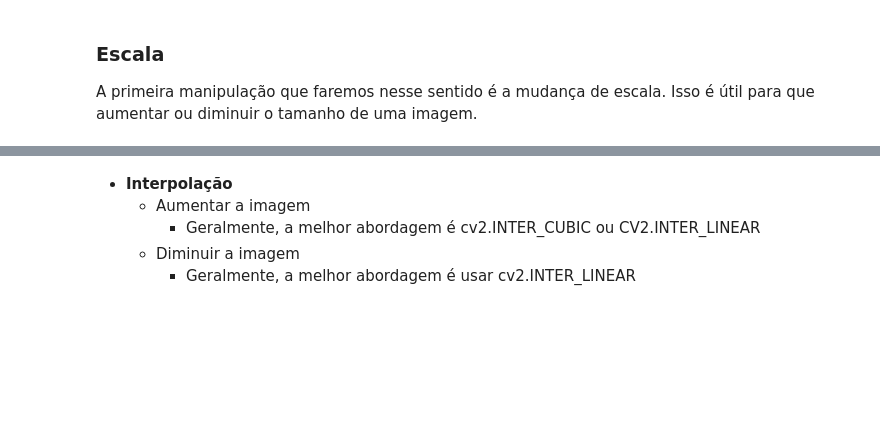
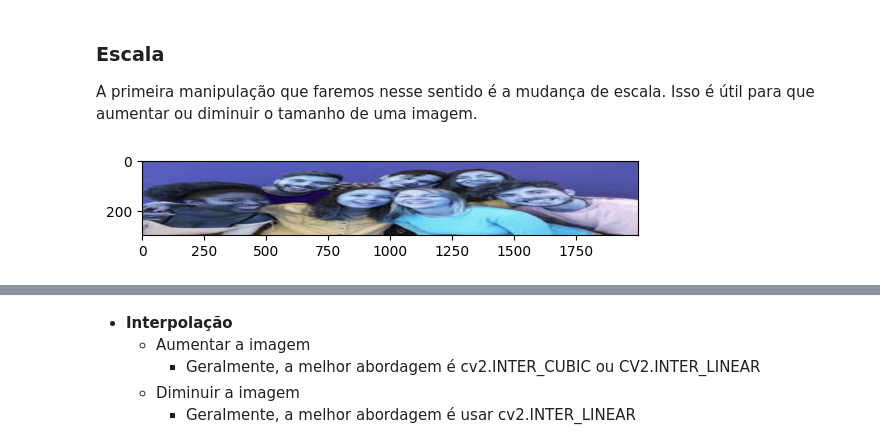
Before and after one commit to coutinhonobre/docker-jupyter-computer-vision, a Jupyter notebook: Aula03/Criando_e_Desenhando_em_Imagens.ipynb, the cells around one changed output, grey strips where cells are left out. Saved outputs shown, nothing was run; the diff lists cells and outputs as text; code cells hidden in the pictures; blank space fills up the shorter version.

```diff
--- a/Aula03/Criando_e_Desenhando_em_Imagens.ipynb
+++ b/Aula03/Criando_e_Desenhando_em_Imagens.ipynb
@@ -167,7 +184,11 @@ A primeira manipulação que faremos nesse sentido é a mudança de escala. Isso
 # %%
 # valores absolutos
 resized_image = cv2.resize(image, (2000, 300), interpolation=cv2.INTER_LINEAR)
-cv2_imshow(resized_image)
+#cv2_imshow(resized_image)
+plt.imshow(resized_image)
+plt.show()
+# %% [output]
+[figure, added]
 # %%
 # ratio
 dst_image = cv2.resize(image, None, fx=0.3, fy=0.3, interpolation=cv2.INTER_LINEAR)
```
Also changed, not shown: parts of 21 cells of this notebook, 3 other files.
